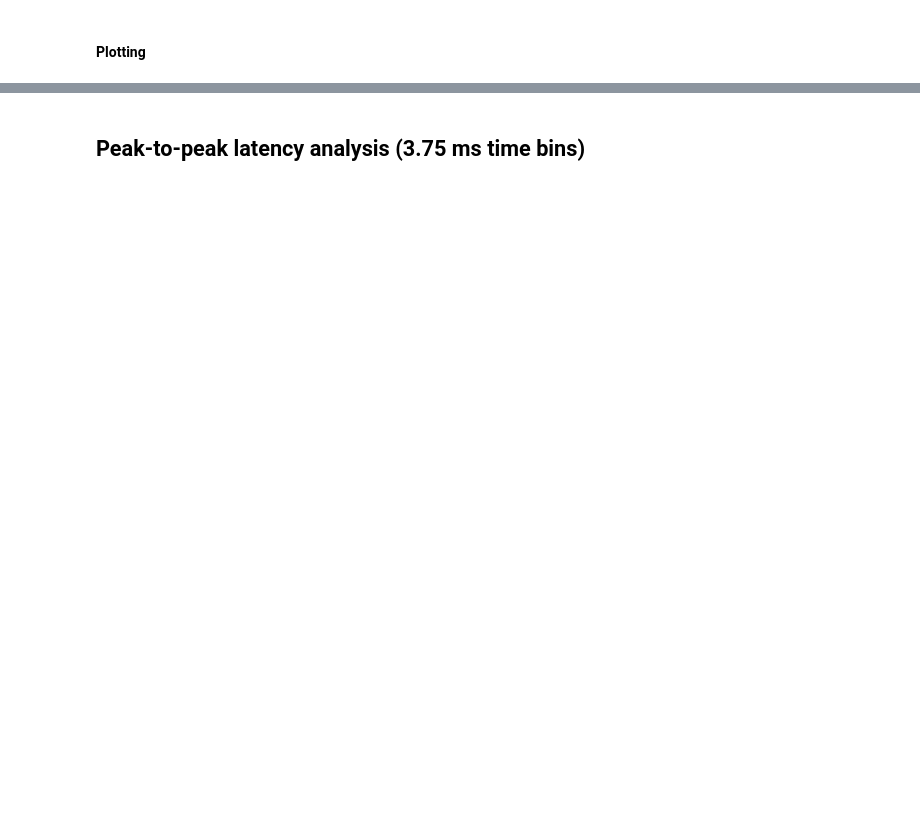
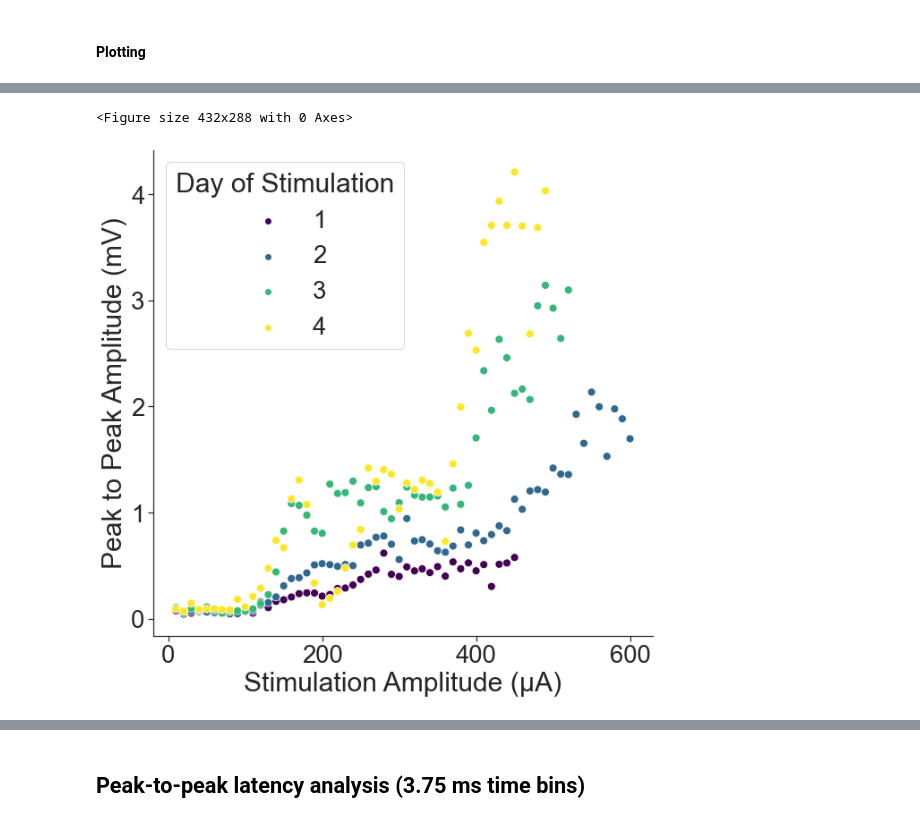
Before and after one commit to IanGMalone/Evoked_Potential_Analysis, a Jupyter notebook: Motor Evoked Potential Analyses.ipynb, the cells around one changed output, grey strips where cells are left out. Drawn from its saved outputs; the diff is of its cells as text; code cells hidden in the pictures; blank space fills up the shorter version.

```diff
--- a/Motor Evoked Potential Analyses.ipynb
+++ b/Motor Evoked Potential Analyses.ipynb
@@ -147,5 +161,5 @@ g.savefig("D:\\raw_sta.png")
 # %%
-sns.set(font_scale=2)
+sns.set(font_scale=2.5)
 sns.set_style("ticks")
 sns.despine()
 plt.figure(figsize=(20,12))
@@ -153,9 +167,10 @@ stimamplist = [100,200,300,400,500,600]
 ax = sns.lineplot(data=df_sta_noart[(df_sta_noart['Animal'] == 'N11') & (df_sta_noart['Day_Stim'] == 4)
                                & (df_sta_noart['Stim_Amplitude'].isin(stimamplist))
                                & (df_sta_noart['Time'] < 20)],
-             x="Time", y="STA_Amplitude", hue="Stim_Amplitude", palette='nipy_spectral_r', linewidth=3, legend=True)
+             x="Time", y="STA_Amplitude", hue="Stim_Amplitude", palette='viridis', linewidth=5, legend=True)
 ax.set(xlabel='Time (ms)', ylabel='Amplitude (mV)')
-ax.legend().set_title('Stimulation Amplitude (μA)')
+ax.legend().set_title('Stimulus Amplitude (μA)')
+sns.despine()
 ax.figure.savefig("D:\\example_sta.png")
 # %% [output]
 <Figure size 432x288 with 0 Axes>
@@ -206,0 +299,16 @@ df_p2p_ratio_max.groupby(['Animal'])['Day_Stim'].unique()
+# %%
+# representative plot for proposal
+
+sns.set(font_scale=2.5)
+sns.set_style("ticks")
+sns.despine()
+plt.figure(figsize=(10,10))
+ax = sns.scatterplot(data=df_p2p[df_p2p['Animal']=='N09'],
+                x='Stim_Amplitude', y='p2p_amplitude', palette='viridis', hue='Day_Stim', s=80)
+ax.set(xlabel='Stimulation Amplitude (μA)', ylabel='Peak to Peak Amplitude (mV)')
+ax.legend().set_title('Day of Stimulation')
+sns.despine()
+ax.figure.savefig("D:\\representative.png")
+# %% [output]
+<Figure size 432x288 with 0 Axes>
+[figure, added]
```
Also changed, not shown: parts of 35 cells of this notebook.
